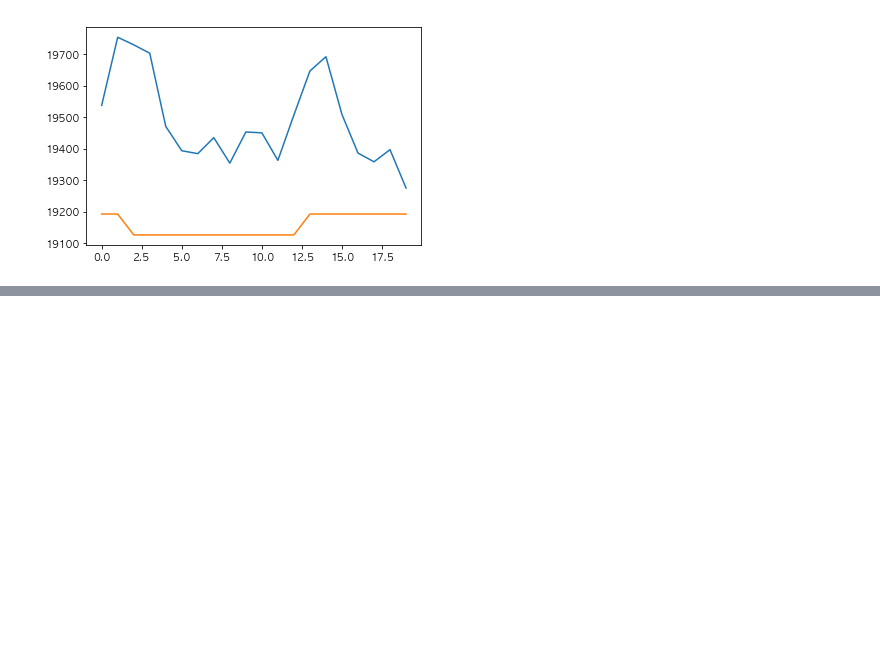
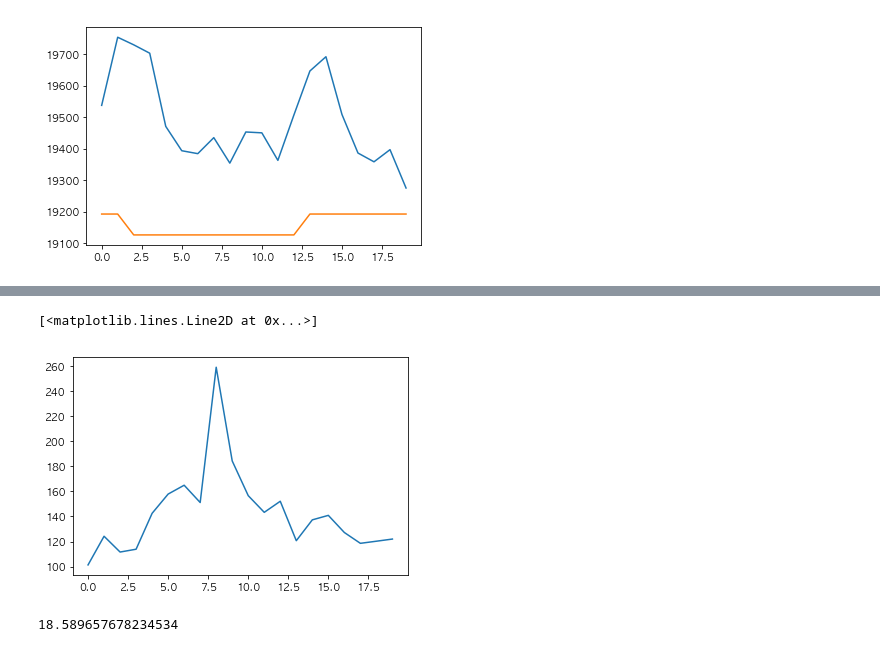
Before and after one commit to upura/upura.hatenablog, a Jupyter notebook: time_series/kaggledays/index.ipynb, the cells around one changed output, grey strips where cells are left out. Saved outputs shown, nothing was run; the diff lists cells and outputs as text; code cells hidden in the pictures; blank space fills up the shorter version.

```diff
--- a/time_series/kaggledays/index.ipynb
+++ b/time_series/kaggledays/index.ipynb
@@ -234,8 +300,3 @@ def load_datasets(feats):
     dfs = [feather.read_dataframe(f'features/{f}_test.feather') for f in feats]
     X_test = pd.concat(dfs, axis=1)
     return X_train, X_test
-
-feats = [
-    'day_lag1_day0',
-    'day_lag2_day0'
-]
@@ -261,0 +303,30 @@ pd.concat([X_train, feather_train], axis=1).head()
+# %%
+val_score = []
+y_pred2 = []
+
+for d in range(ntest):
+    feats = [
+        'day_lag1_day' + str(d),
+        'day_lag2_day' + str(d),
+        'mean_week_lag1_day' + str(d),
+        'mean_week_lag2_day' + str(d)
+    ]
+
+    feather_train, feather_test = load_datasets(feats)
+
+    X_train_tmp = pd.concat([X_train, feather_train], axis=1)
+    X_test_tmp = pd.concat([X_test, feather_test], axis=1)
+
+    X_train_tmp.drop(['date', 'ending'], axis=1, inplace=True)
+    X_test_tmp.drop(['date'], axis=1, inplace=True)
+
+    X_valid = X_train_tmp[(ntrain - ntest):].reset_index(drop=True)
+    y_valid = y_train[(ntrain - ntest):].reset_index(drop=True)
+    X_train2 = X_train_tmp[:(ntrain - ntest)]
+    y_train2 = y_train[:(ntrain - ntest)]
+
+    model_day = lgbm_train(X_train2, X_valid, y_train2, y_valid, lgbm_params)
+    val_score.append(model_day.best_score['valid_0']['rmse'])
+
+    yp = model_day.predict(X_test_tmp, num_iteration=model_day.best_iteration)
+    y_pred2.append(yp[d])
@@ -261,0 +351,9 @@ pd.concat([X_train, feather_train], axis=1).head()
+# %%
+plt.plot(val_score)
+# %% [output]
+[<matplotlib.lines.Line2D at 0x...>]
+[figure, added]
+# %%
+np.sqrt(mean_absolute_error(y_test, y_pred2))
+# %% [output]
+18.589657678234534
```
Also changed, not shown: parts of 17 cells of this notebook.
